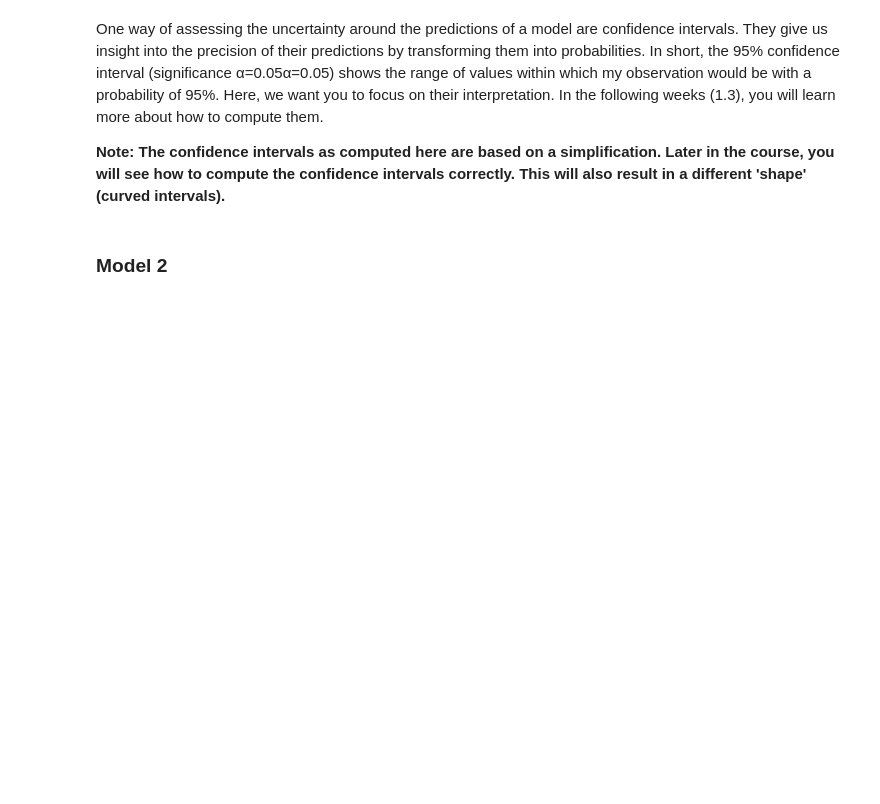
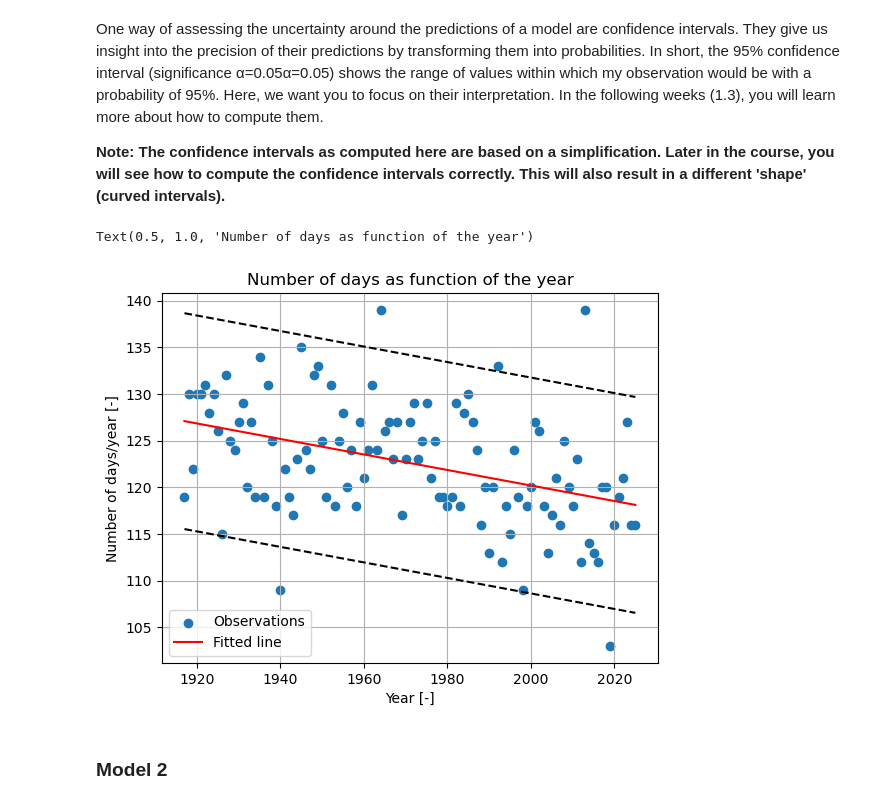
Before and after one commit to MUDE-2025/GA1.1, a Jupyter notebook: GA_1_1.ipynb, the cells around one changed output. Drawn from its saved outputs; the diff is of its cells as text; code cells hidden in the pictures; blank space fills up the shorter version.

```diff
--- a/GA_1_1.ipynb
+++ b/GA_1_1.ipynb
@@ -193,3 +274,38 @@ One way of assessing the uncertainty around the predictions of a model are confi
+# %%
+#intervals here
+
+def conf_int(x, y, alpha):
+    '''
+    Compute the confidence intervals
+
+    Input: x = array, observations
+           y = array, predictions
+           alpha = float, confidence interval
+
+    Output: k = float, width of the confidence interval
+    '''
+    sd_error = (y - x).std()
+    k = sci.norm.ppf(1-alpha/2)*sd_error
+
+    return k
+
+k = conf_int(data[:,1], line, 0.05)
+ci_low = line - k
+ci_up = line + k
+
+#plot
+plt.scatter(data[:,0], data[:,1], label = 'Observations')
+plt.plot(data[:,0], line, color='r', label='Fitted line')
+plt.plot(data[:,0], ci_low, '--k')
+plt.plot(data[:,0], ci_up, '--k')
+plt.ylabel('Number of days/year [-]')
+plt.xlabel('Year [-]')
+plt.grid()
+plt.legend()
+plt.title('Number of days as function of the year')
+# %% [output]
+Text(0.5, 1.0, 'Number of days as function of the year')
+[figure, added]
 # %% [markdown]
 ### Model 2
 # %% [markdown]
```
Also changed, not shown: parts of 16 cells of this notebook, 7 other files.
